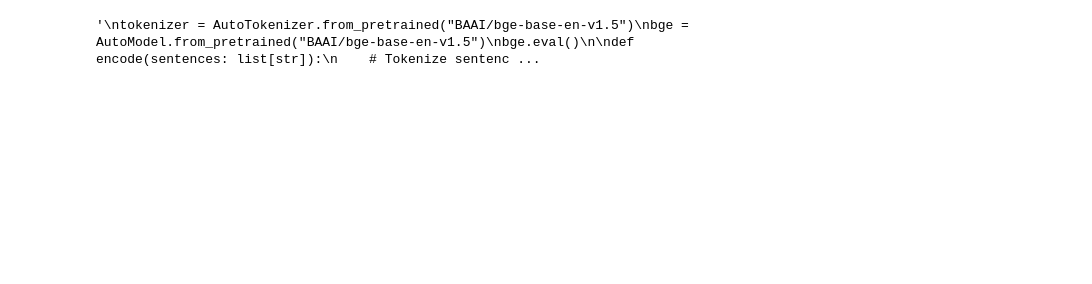
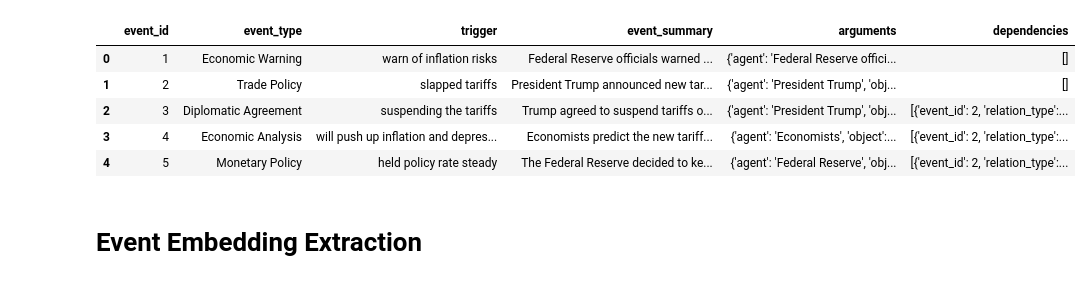
Before and after one commit to lexichron/TemporalLens, a Jupyter notebook: notebooks/Clustering.ipynb, the cells around one changed output. Cells and saved outputs as stored; diff of their text form; code cells hidden in the pictures; blank space fills up the shorter version.

Commit message:
add clustering output

```diff
--- a/notebooks/Clustering.ipynb
+++ b/notebooks/Clustering.ipynb
@@ -17,7 +17,15 @@ from tqdm.notebook import tqdm
 from sklearn.manifold import TSNE
 import matplotlib.pyplot as plt
 import torch
+import json
 from more_itertools import chunked, flatten
+import faiss
+from UF import UF
+import numpy as np
+import seaborn as sns
 
-torch.cuda.is_available = lambda: False
-torch.cuda.device_count = lambda: 0
+pd.set_option('max_colwidth', 100)
+
+
+# torch.cuda.is_available = lambda: False
+# torch.cuda.device_count = lambda: 0
@@ -24,29 +38,23 @@ torch.cuda.device_count = lambda: 0
 # %%
-df = pd.read_csv("../data/dedup_data.csv")
-#df = df.sample(n=50, random_state=42)
-articles = df.Content.tolist()
+articles = json.load(open("../data/events.json"))
+# %%
+events = list(flatten(article["events"] for article in articles))
+input_texts = [create_input_text(event) for event in events]
+# %%
+events_df = pd.DataFrame(events)
+# %%
+events_df.head()
+# %% [output]
+|  | event_id | event_type | trigger | event_summary | arguments | dependencies |
+| 0 | 1 | Economic Warning | warn of inflation risks | Federal Reserve officials warned ... | {'agent': 'Federal Reserve offici... | [] |
+| 1 | 2 | Trade Policy | slapped tariffs | President Trump announced new tar... | {'agent': 'President Trump', 'obj... | [] |
+| 2 | 3 | Diplomatic Agreement | suspending the tariffs | Trump agreed to suspend tariffs o... | {'agent': 'President Trump', 'obj... | [{'event_id': 2, 'relation_type':... |
+| 3 | 4 | Economic Analysis | will push up inflation and depres... | Economists predict the new tariff... | {'agent': 'Economists', 'object':... | [{'event_id': 2, 'relation_type':... |
+| 4 | 5 | Monetary Policy | held policy rate steady | The Federal Reserve decided to ke... | {'agent': 'Federal Reserve', 'obj... | [{'event_id': 2, 'relation_type':... |
+# %% [markdown]
+# Event Embedding Extraction
 # %%
 bge = FlagModel("BAAI/bge-base-en-v1.5", use_fp16=True)
-bge.model.to("cpu")
-bge.device = torch.device("cpu")
-"""
-tokenizer = AutoTokenizer.from_pretrained("BAAI/bge-base-en-v1.5")
-bge = AutoModel.from_pretrained("BAAI/bge-base-en-v1.5")
-bge.eval()
-
-def encode(sentences: list[str]):
-    # Tokenize sentences
-    encoded_input = tokenizer(sentences, padding=True, truncation=True, return_tensors='pt')
-    # Compute token embeddings
-
-    with torch.no_grad():
-        model_output = bge(**encoded_input)
-        # Perform pooling. In this case, cls pooling.
-        sentence_embeddings = model_output[0][:, 0]
-    # normalize embeddings
-    sentence_embeddings = torch.nn.functional.normalize(sentence_embeddings, p=2, dim=1)
-    return sentence_embeddings
-"""
+# bge.model.to("cpu")
+# bge.device = torch.device("cpu")
-# %% [output]
-'\ntokenizer = AutoTokenizer.from_pretrained("BAAI/bge-base-en-v1.5")\nbge = AutoModel.from_pretrained("BAAI/bge-base-en-v1.5")\nbge.eval()\n\ndef encode(sentences: list[str]):\n    # Tokenize sentenc ...
 # %%
```
Also changed, not shown: parts of 19 cells of this notebook, 2 other files.
